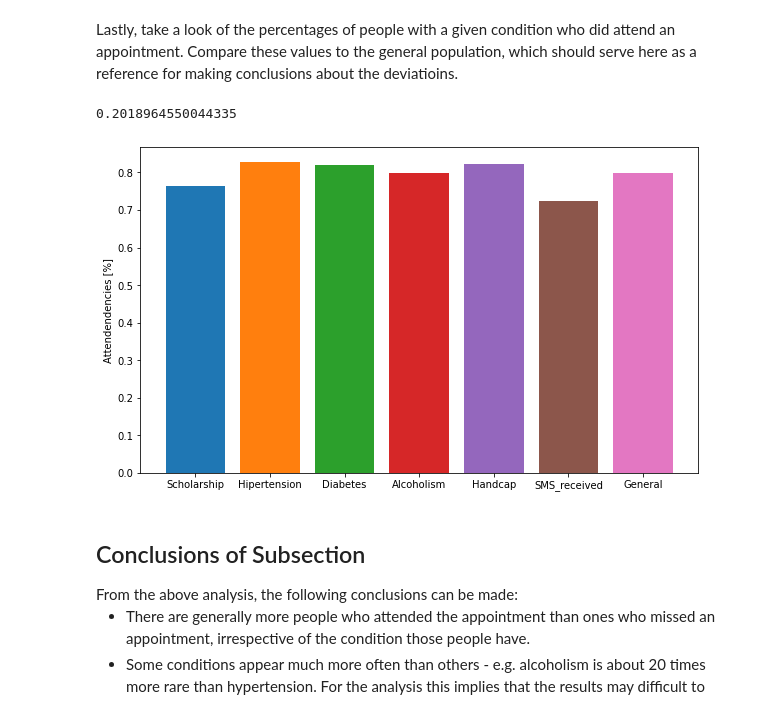
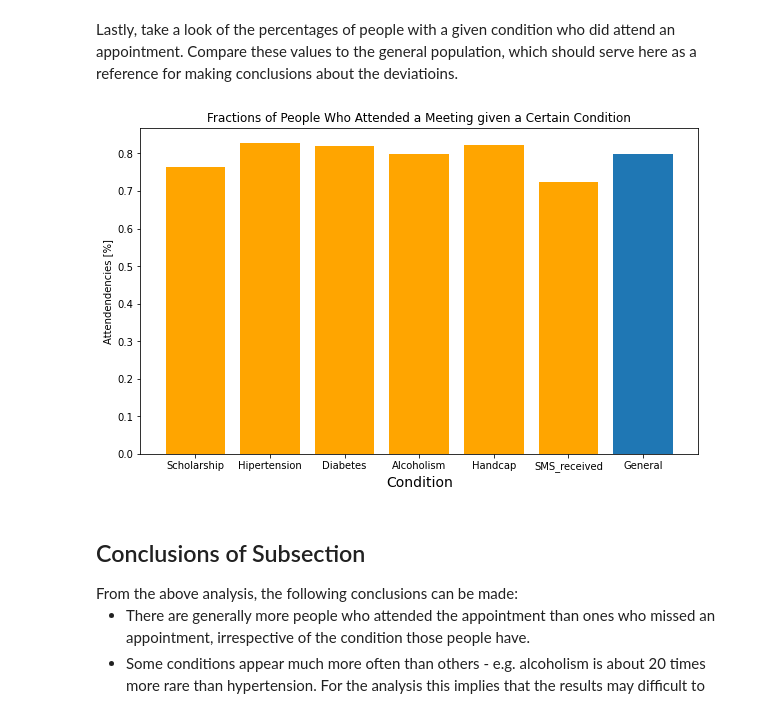
Before and after one commit to Marius-Frank/Investigate_a_Dataset, a Jupyter notebook: Investigate_a_Dataset.ipynb, the cells around one changed output. Cells and saved outputs as stored; diff of their text form; code cells hidden in the pictures.

Commit message:
Added titles to all plots

```diff
--- a/Investigate_a_Dataset.ipynb
+++ b/Investigate_a_Dataset.ipynb
@@ -308,25 +308,26 @@ about the deviatioins.
 # who attended an appointment
 def plot_percentages(col,idx):
     mask = (df[col]==1) & (df['Attended']==1)
-    plt.bar([idx],df[col][mask].count()/df[df[col]==1].shape[0])
+    plt.bar([idx],df[col][mask].count()/df[df[col]==1].shape[0], color="orange")
 # %%
 # Plot the above mentioned percentages for each binary variable in a single plot
 # for a better comparison
 plt.figure(figsize=(10,6))
 plot_percentages('Scholarship',1)
 plot_percentages('Hipertension',2)
 plot_percentages('Diabetes',3)
 plot_percentages('Alcoholism',4)
 plot_percentages('Handcap',5)
 plot_percentages('SMS_received',6)
 
 # Additionally, compute the percentage of people of the general population who attended an appointment
 plt.bar([7],df['Attended'][df['Attended']==1].count()/df.shape[0])
+plt.title("Fractions of People Who Attended a Meeting given a Certain Condition")
+plt.xlabel("Condition", fontsize=14)
 plt.ylabel('Attendendencies [%]')
 plt.xticks([i for i in range(1,8)], list(cols_bin) + ['General']);
 # %% [output]
-0.2018964550044335
-[figure, old version]
+[figure, new version]
 # %% [markdown]
 <h2> Conclusions of Subsection </h2>
 From the above analysis, the following conclusions can be made:
```
Also changed, not shown: parts of 1 cell of this notebook, 1 other file.
